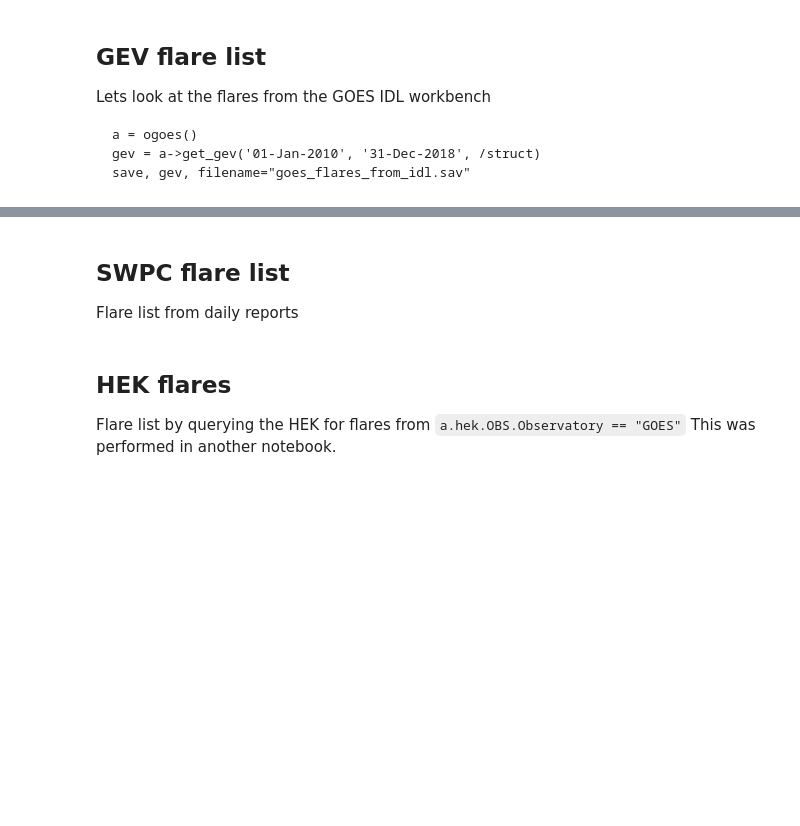
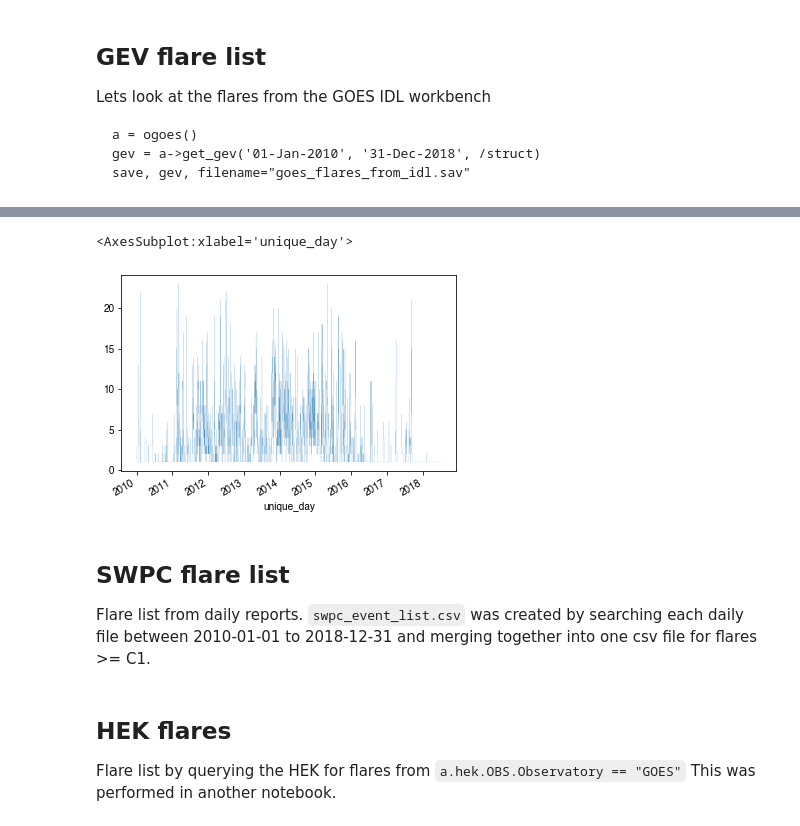
Before and after one commit to hayesla/flare_forecast_proj, a Jupyter notebook: goes_flare_list/final_compare.ipynb, the cells around one changed output, grey strips where cells are left out. Cells and saved outputs as stored; diff of their text form; code cells hidden in the pictures; blank space fills up the shorter version.

````diff
--- a/goes_flare_list/final_compare.ipynb
+++ b/goes_flare_list/final_compare.ipynb
@@ -29,8 +29,12 @@ import glob
 import h5netcdf
 import matplotlib.pyplot as plt
 from scipy.io import readsav
+from sunpy.time import parse_time
+from matplotlib import dates
 import warnings
 warnings.filterwarnings("ignore")
+
+plt.rcParams['font.family'] = 'Helvetica'
 # %% [markdown]
 ## GEV flare list
 
@@ -43,14 +47,15 @@ save, gev, filename="goes_flares_from_idl.sav"
 ```
 # %%
 gev_data = readsav("goes_flares_from_idl.sav")["gev"]
-gev_dict = {k : gev_data[k].astype(str) for k in gev_data.dtype.names}
-gev_df = pd.DataFrame(gev_dict)
+gev_dict = {k : gev_data[k].astype(str) for k in gev_data.dtype.names}; gev_df = pd.DataFrame(gev_dict)
 
 gev_df["goes_class_ind"] = [x[0] for x in gev_df["CLASS"]]
 gev_df["datetime"] = pd.to_datetime(gev_df["GSTART"])
-
 gev_df_c = gev_df[gev_df["goes_class_ind"].isin(["C", "M", "X"])]
-print(gev_df_c.datetime.min(), gev_df_c.datetime.max())
 
 gev_df_c = gev_df_c.drop_duplicates(subset="datetime")
 gev_df_c["match_time"] = gev_df_c.datetime.dt.strftime("%Y-%m-%d %H:%M")
+gev_df_c["unique_month"] = pd.to_datetime(gev_df_c.datetime.dt.strftime("%Y-%m"))
+gev_df_c["unique_day"] = pd.to_datetime(gev_df_c.datetime.dt.strftime("%Y-%m-%d"))
+
+gev_df_c = gev_df_c.set_index("datetime")
@@ -59,5 +62,10 @@ gev_df_c["match_time"] = gev_df_c.datetime.dt.strftime("%Y-%m-%d %H:%M")
+# %%
+gev_df_c.groupby("unique_day")["goes_class_ind"].count().plot(drawstyle="steps-mid", lw=0.1)
+# %% [output]
+<AxesSubplot:xlabel='unique_day'>
+[figure, added]
 # %% [markdown]
 ## SWPC flare list
 
-Flare list from daily reports
+Flare list from daily reports. `swpc_event_list.csv` was created by searching each daily file between 2010-01-01 to 2018-12-31 and merging together into one csv file for flares >= C1.
 # %%
````
Also changed, not shown: parts of 43 cells of this notebook, 2 other files.
